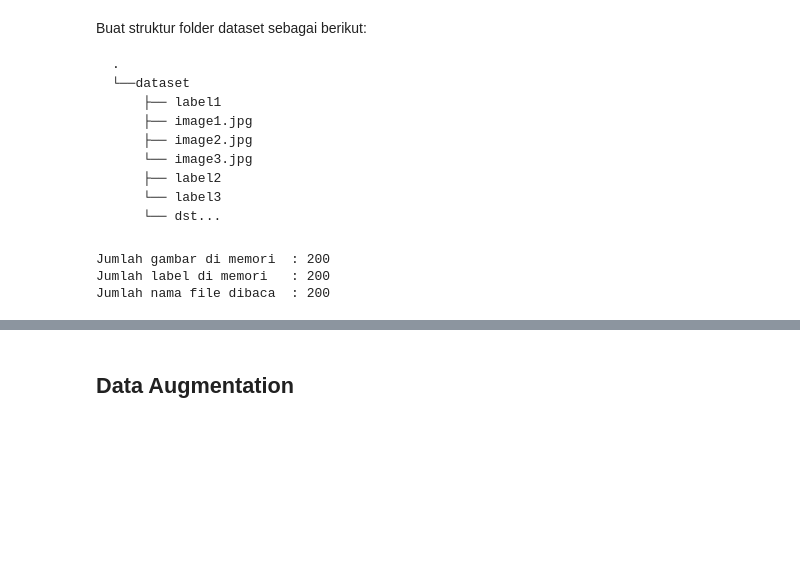
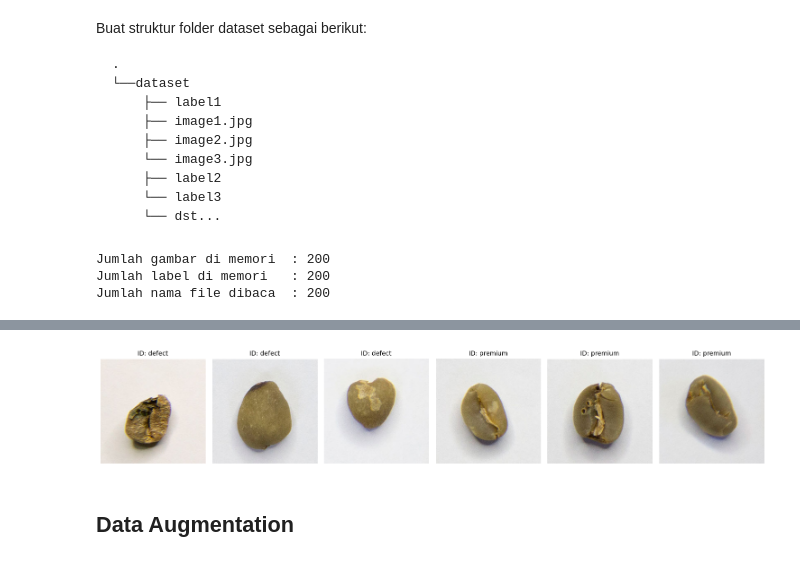
Before and after one commit to renzzskie/Klasifikasi-Mutu-Biji-Kopi-Normal-vs-Defect-, a Jupyter notebook: P2.ipynb, the cells around one changed output, grey strips where cells are left out. Cells and saved outputs as stored; diff of their text form; code cells hidden in the pictures; blank space fills up the shorter version.

```diff
--- a/P2.ipynb
+++ b/P2.ipynb
@@ -60,3 +79,35 @@ Jumlah nama file dibaca  : 200
+# %%
+# 1. Cari urutan (indeks) gambar untuk masing-masing kelas
+idx_defect = np.where(labels == 'defect')[0]
+idx_premium = np.where(labels == 'premium')[0]
+
+# 2. Ambil 3 gambar defect dan 3 gambar premium untuk dijadikan sampel
+sample_indices = np.concatenate((idx_defect[:3], idx_premium[:3]))
+
+plt.figure(figsize=(15, 3))
+
+for i, idx in enumerate(sample_indices):
+    plt.subplot(1, len(sample_indices), i + 1)
+
+    # 3. Triknya di sini: Susun ulang alamat path gambar aslinya
+    # labels[idx] berisi nama folder, file_name[idx] berisi nama file JPG-nya
+    img_path = os.path.join("dataset", labels[idx], file_name[idx])
+
+    # 4. Baca gambar aslinya dari folder (Format warnanya masih BGR dari OpenCV)
+    img_bgr = cv.imread(img_path)
+
+    # 5. Konversi warnanya dari BGR ke RGB biar nggak jadi "kopi avatar" (kebiruan)
+    img_rgb = cv.cvtColor(img_bgr, cv.COLOR_BGR2RGB)
+
+    # Tampilkan gambar RGB-nya!
+    plt.imshow(img_rgb)
+    plt.title(f"ID: {labels[idx]}", fontsize=10)
+    plt.axis('off')
+
+plt.tight_layout()
+plt.show()
+# %% [output]
+[figure, added]
 # %% [markdown]
 ## Data Augmentation
 # %% [markdown]
```
Also changed, not shown: parts of 2 cells of this notebook, 3 other files.
